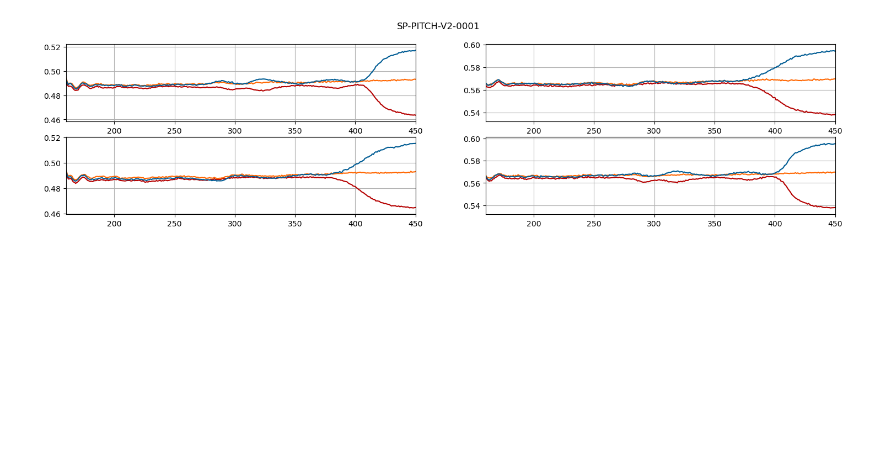
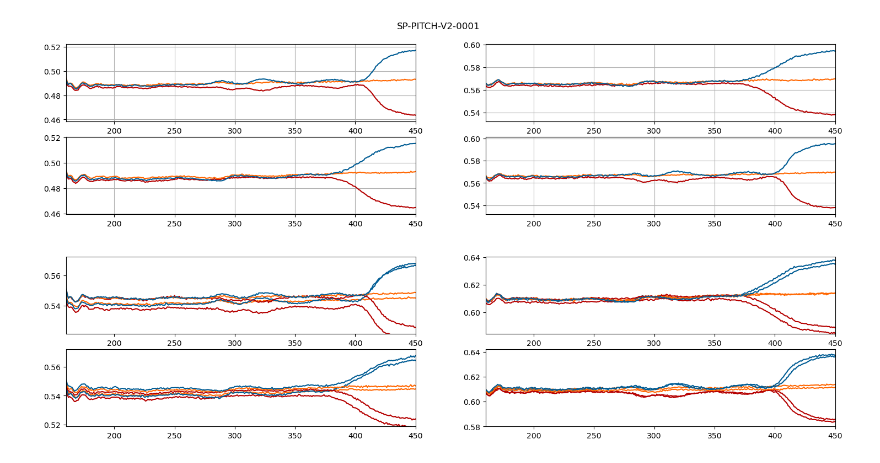
Before and after one commit to jaseg/sampling-mesh-monitor, a Jupyter notebook: jupyter_notebooks/multi_trace_viewer.ipynb, the cells around one changed output. Cells and saved outputs as stored; diff of their text form; code cells hidden in the pictures; blank space fills up the shorter version.

Commit message:
Add elevated temperature data

```diff
--- a/jupyter_notebooks/multi_trace_viewer.ipynb
+++ b/jupyter_notebooks/multi_trace_viewer.ipynb
@@ -120,9 +120,10 @@ mod_modified = {(mod, pitch): [
 # %%
 color_palette = [(181/255, 0.0, 0.0), (1.0, 102/255, 0.0), (0.0, 92/255, 148/255)]
 
-def view_trace(trace):
-    fig, axs = plt.subplots(2, 2, figsize=(18, 4))
-    fig.suptitle(trace['info']['specimen'])
+def view_trace(trace, axs=None):
+    if axs is None:
+        fig, axs = plt.subplots(2, 2, figsize=(18, 4))
+        fig.suptitle(trace['info']['specimen'])
     for i, direction in enumerate(['fwd', 'flip']):
         for j, adc in enumerate(['adc1', 'adc2']):
             axs[i, j].grid()
@@ -156,3 +157,12 @@ view_trace(group_baseline[0])
 # %% [output]
 [figure]
 [figure]
+# %%
+group_baseline = [value for value in data['M-SP-PITCH-V2-0004-0.3'] if value['info']['meta'] == 'hot-mesh-hot-serial-5-25-07-02-01-p0.3'][:10]
+group_hot = [value for value in data['M-SP-PITCH-V2-0005-0.3'] if value['info']['meta'] == 'hot-mesh-hot-serial-5-25-07-02-01-p0.3'][:10]
+
+fig, axs = plt.subplots(2, 2, figsize=(18, 4))
+view_trace(group_baseline[0], axs=axs)
+view_trace(group_hot[0], axs=axs)
+# %% [output]
+[figure, added]
```
Also changed, not shown: 5 other files.
